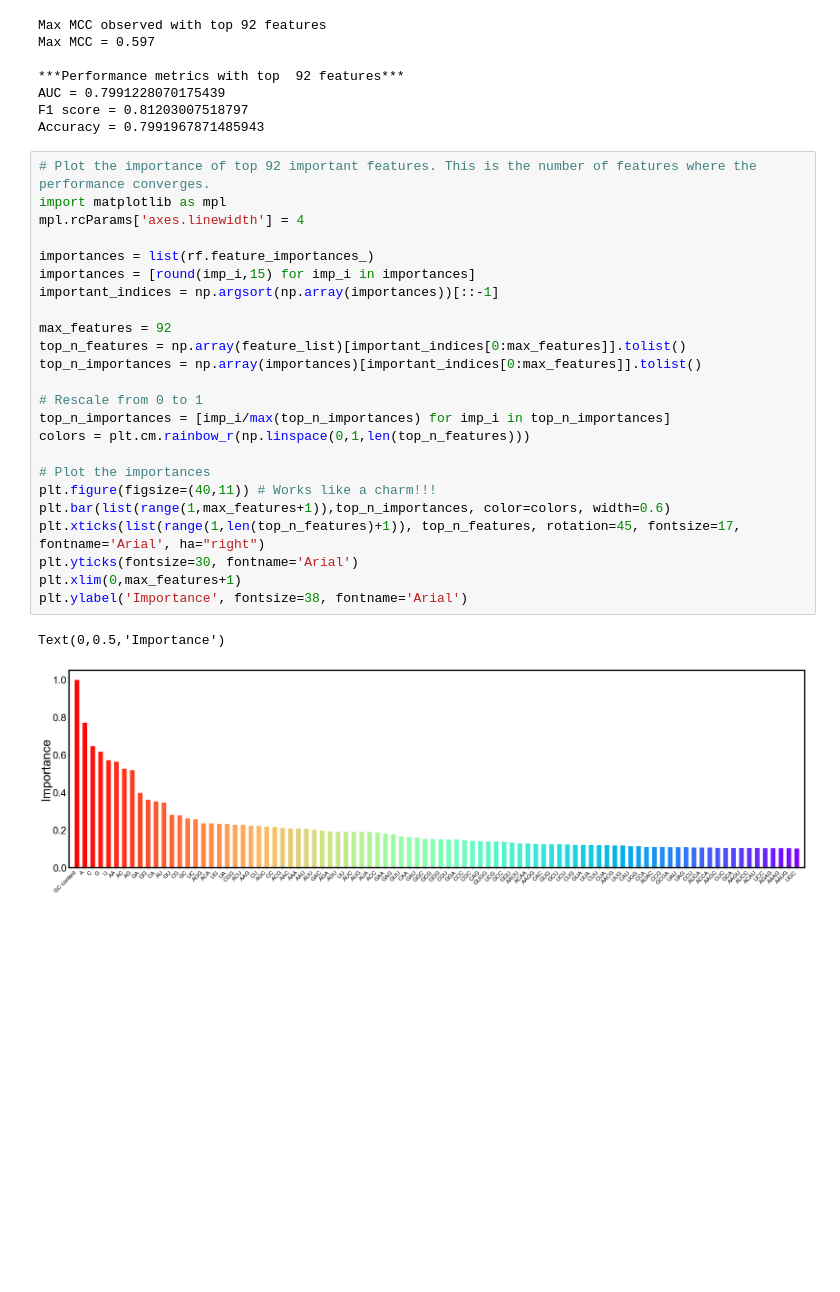
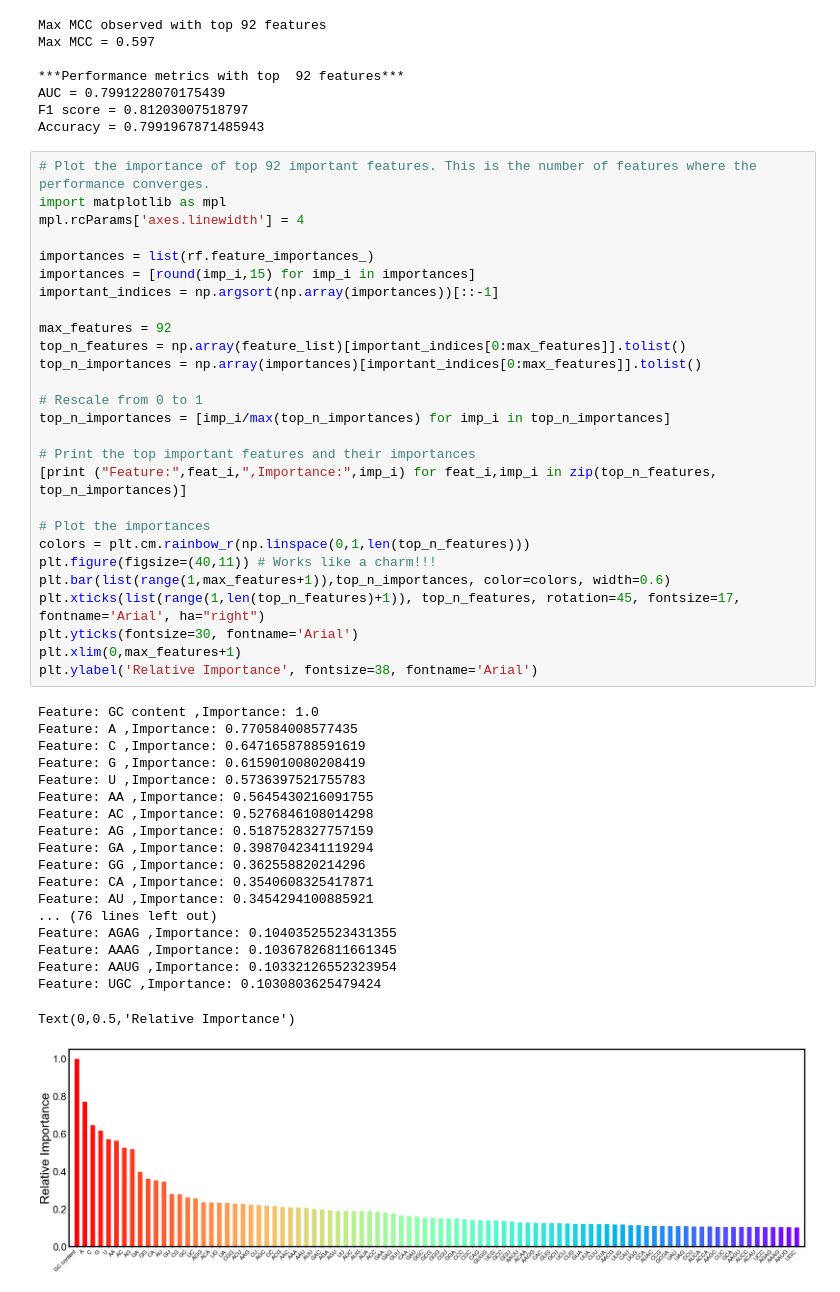
Before and after one commit to sambitmishra0628/siRNA_activity_prediction, a Jupyter notebook: rf_classification_v2.ipynb, the cells around one changed output. Drawn from its saved outputs; the diff is of its cells as text; blank space fills up the shorter version.

Commit message:
Made changes to feature importance section

```diff
--- a/rf_classification_v2.ipynb
+++ b/rf_classification_v2.ipynb
@@ -166,27 +166,47 @@ Accuracy = 0.7991967871485943
 # %%
 # Plot the importance of top 92 important features. This is the number of features where the performance converges.
 import matplotlib as mpl
 mpl.rcParams['axes.linewidth'] = 4
 
 importances = list(rf.feature_importances_)
 importances = [round(imp_i,15) for imp_i in importances]
 important_indices = np.argsort(np.array(importances))[::-1]
 
 max_features = 92
 top_n_features = np.array(feature_list)[important_indices[0:max_features]].tolist()
 top_n_importances = np.array(importances)[important_indices[0:max_features]].tolist()
 
 # Rescale from 0 to 1
 top_n_importances = [imp_i/max(top_n_importances) for imp_i in top_n_importances]
-colors = plt.cm.rainbow_r(np.linspace(0,1,len(top_n_features)))
+
+# Print the top important features and their importances
+[print ("Feature:",feat_i,",Importance:",imp_i) for feat_i,imp_i in zip(top_n_features, top_n_importances)]
 
 # Plot the importances
+colors = plt.cm.rainbow_r(np.linspace(0,1,len(top_n_features)))
 plt.figure(figsize=(40,11)) # Works like a charm!!!
 plt.bar(list(range(1,max_features+1)),top_n_importances, color=colors, width=0.6)
 plt.xticks(list(range(1,len(top_n_features)+1)), top_n_features, rotation=45, fontsize=17, fontname='Arial', ha="right")
 plt.yticks(fontsize=30, fontname='Arial')
 plt.xlim(0,max_features+1)
-plt.ylabel('Importance', fontsize=38, fontname='Arial')
+plt.ylabel('Relative Importance', fontsize=38, fontname='Arial')
 # %% [output]
-Text(0,0.5,'Importance')
+Feature: GC content ,Importance: 1.0
+Feature: A ,Importance: 0.770584008577435
+Feature: C ,Importance: 0.6471658788591619
+Feature: G ,Importance: 0.6159010080208419
+Feature: U ,Importance: 0.5736397521755783
+Feature: AA ,Importance: 0.5645430216091755
+Feature: AC ,Importance: 0.5276846108014298
+Feature: AG ,Importance: 0.5187528327757159
+Feature: GA ,Importance: 0.3987042341119294
+Feature: GG ,Importance: 0.362558820214296
+Feature: CA ,Importance: 0.3540608325417871
+Feature: AU ,Importance: 0.3454294100885921
+... (76 lines left out)
+Feature: AGAG ,Importance: 0.10403525523431355
+Feature: AAAG ,Importance: 0.10367826811661345
+Feature: AAUG ,Importance: 0.10332126552323954
+Feature: UGC ,Importance: 0.1030803625479424
+Text(0,0.5,'Relative Importance')
-[figure, old version]
+[figure, new version]
```
